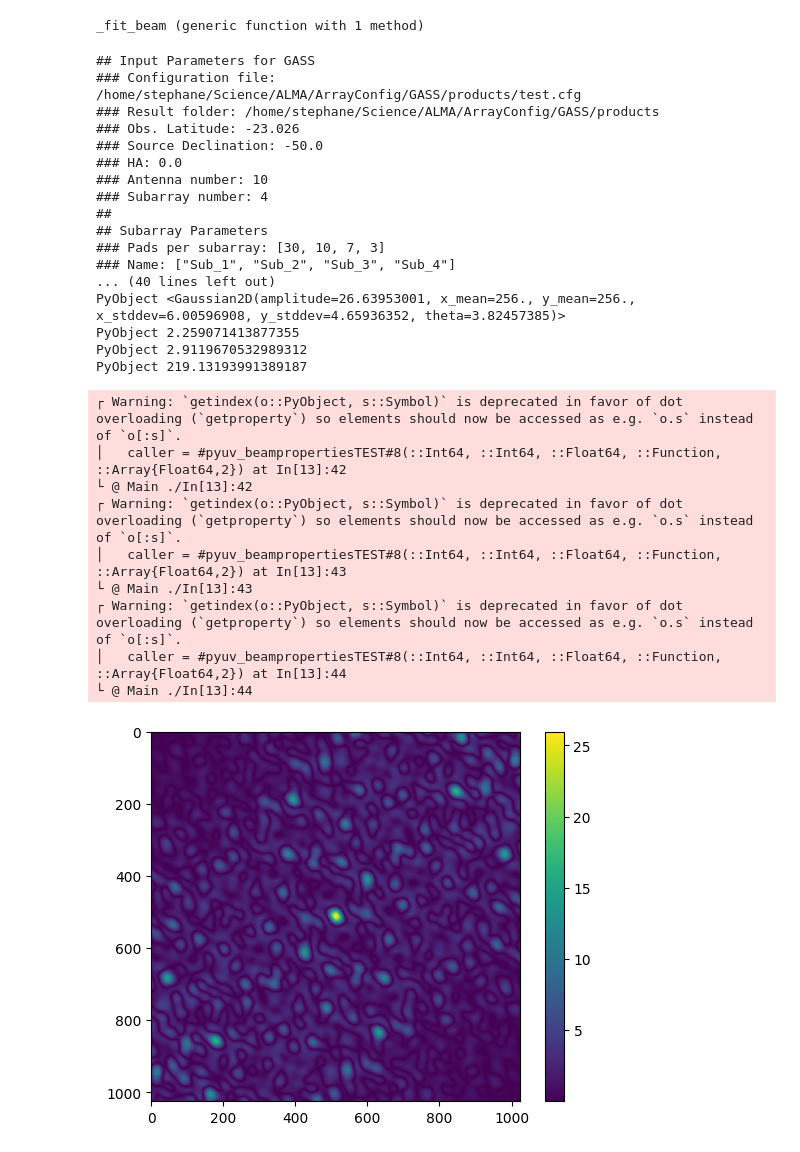
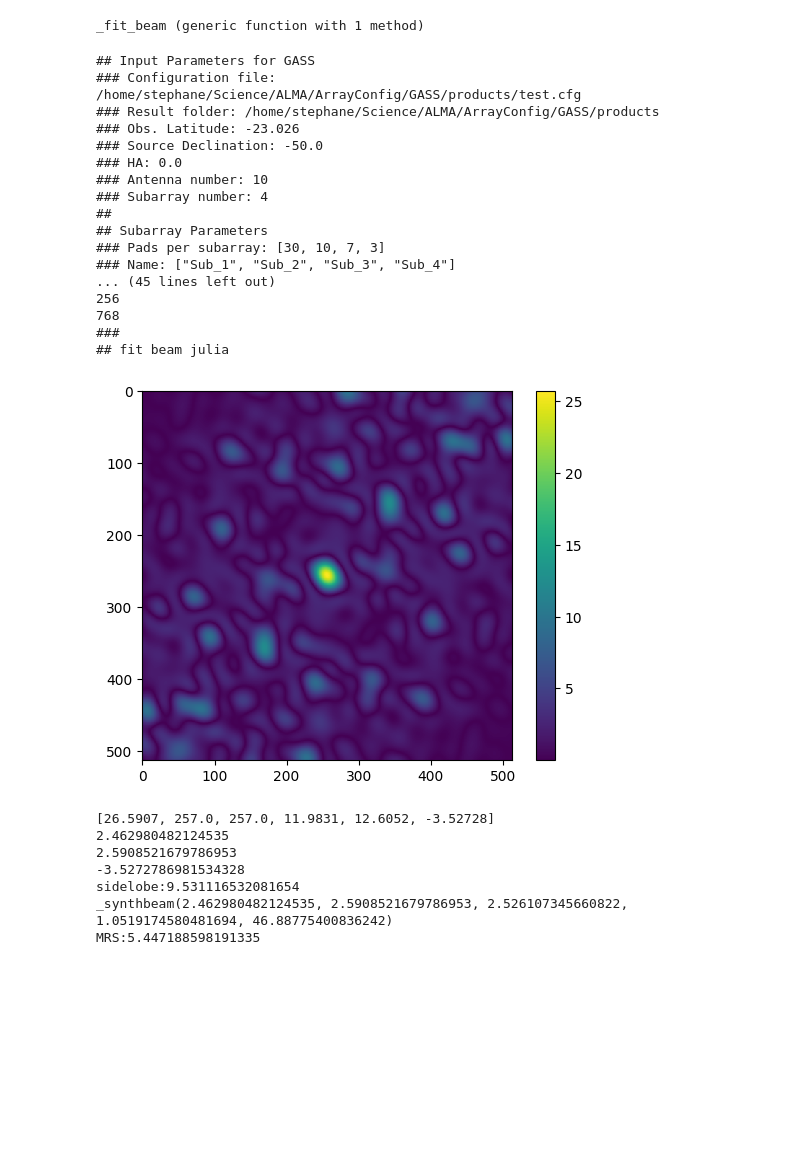
Before and after one commit to bosscha/GASS, a Jupyter notebook: notebooks/GA-uvw.ipynb, the cells around one changed output. Drawn from its saved outputs; the diff is of its cells as text; code cells hidden in the pictures; blank space fills up the shorter version.

Commit message:
fix sidelobe estimation

```diff
--- a/notebooks/GA-uvw.ipynb
+++ b/notebooks/GA-uvw.ipynb
@@ -274,6 +280,7 @@ end
 
 #################################
 function _fit_beam(beam , dr)
+    println("## fit beam julia")
     bs= size(beam)
     h= reshape(beam,(bs[1]*bs[2],))
 
@@ -301,12 +308,13 @@ function _fit_beam(beam , dr)
     println(f.param[5]*dr*gaussian_sigma_to_fwhm)
     println(f.param[6])
     println("sidelobe:", maximum(f.resid * 100 / f.param[1]))
+    #println(f.resid)
 
     bx= f.param[4]*dr*gaussian_sigma_to_fwhm
     by= f.param[5]*dr*gaussian_sigma_to_fwhm
     e= max(bx/by, by/bx)
     ar= sqrt(bx*by)
-    sidelobe= maximum(f.resid * 100 / f.param[1])
+    sidelobe= maximum(abs.(f.resid * 100 / f.param[1]))
     b = _synthbeam(bx, by,ar,e, sidelobe)
 
     return(fit , f.resid , b)
@@ -324,46 +332,44 @@ macro main(inpfile)
     bl= calc_baselines(cfg.arr)
     uv= calc_uv(bl, cfg.obs.Source_Hour_Angle ,  cfg.obs.Source_Declination)
     #uv= _calc_uv(bl, 0.0, -50)
 
     dirty= pyuv_beampropertiesTEST(uv , npix=1024, sizefit= 512, robust=0.5)
-    h , dr=  calc_dirtybeam(uv , 2048, 1024, robust=0.5)
+    h , dr=  _calc_dirtybeam(uv , 1024, 512, robust=0.5)
     f, residuals , b= _fit_beam(h , dr)
     #b= fit_beam(h , dr)
     println(b)
     println("MRS:",_calc_mrs(uv))
 
     PyPlot.imshow(h)
     PyPlot.colorbar()
     PyPlot.show()
 
 end
 
 @main("/home/stephane/Science/ALMA/ArrayConfig/GASS/products/GA-test_Parameters.txt.julia")
 # %% [output]
 ## Input Parameters for GASS
 ### Configuration file: /home/stephane/Science/ALMA/ArrayConfig/GASS/products/test.cfg
 ### Result folder: /home/stephane/Science/ALMA/ArrayConfig/GASS/products
 ### Obs. Latitude: -23.026
 ### Source Declination: -50.0
 ### HA: 0.0
 ### Antenna number: 10
 ### Subarray number: 4
 ##
 ## Subarray Parameters
 ### Pads per subarray: [30, 10, 7, 3]
 ### Name: ["Sub_1", "Sub_2", "Sub_3", "Sub_4"]
-... (40 lines left out)
-PyObject <Gaussian2D(amplitude=26.63953001, x_mean=256., y_mean=256., x_stddev=6.00596908, y_stddev=4.65936352, theta=3.82457385)>
-PyObject 2.259071413877355
-PyObject 2.9119670532989312
-PyObject 219.13193991389187
+... (45 lines left out)
+256
+768
+###
+## fit beam julia
+[figure, new version]
-┌ Warning: `getindex(o::PyObject, s::Symbol)` is deprecated in favor of dot overloading (`getproperty`) so elements should now be accessed as e.g. `o.s` instead of `o[:s]`.
-│   caller = #pyuv_beampropertiesTEST#8(::Int64, ::Int64, ::Float64, ::Function, ::Array{Float64,2}) at In[13]:42
-└ @ Main ./In[13]:42
-┌ Warning: `getindex(o::PyObject, s::Symbol)` is deprecated in favor of dot overloading (`getproperty`) so elements should now be accessed as e.g. `o.s` instead of `o[:s]`.
-│   caller = #pyuv_beampropertiesTEST#8(::Int64, ::Int64, ::Float64, ::Function, ::Array{Float64,2}) at In[13]:43
-└ @ Main ./In[13]:43
-┌ Warning: `getindex(o::PyObject, s::Symbol)` is deprecated in favor of dot overloading (`getproperty`) so elements should now be accessed as e.g. `o.s` instead of `o[:s]`.
-│   caller = #pyuv_beampropertiesTEST#8(::Int64, ::Int64, ::Float64, ::Function, ::Array{Float64,2}) at In[13]:44
-└ @ Main ./In[13]:44
+[26.5907, 257.0, 257.0, 11.9831, 12.6052, -3.52728]
+2.462980482124535
+2.5908521679786953
+-3.5272786981534328
+sidelobe:9.531116532081654
+_synthbeam(2.462980482124535, 2.5908521679786953, 2.526107345660822, 1.0519174580481694, 46.88775400836242)
+MRS:5.447188598191335
-[figure, old version]
```
Also changed, not shown: parts of 3 cells of this notebook, 6 other files.
